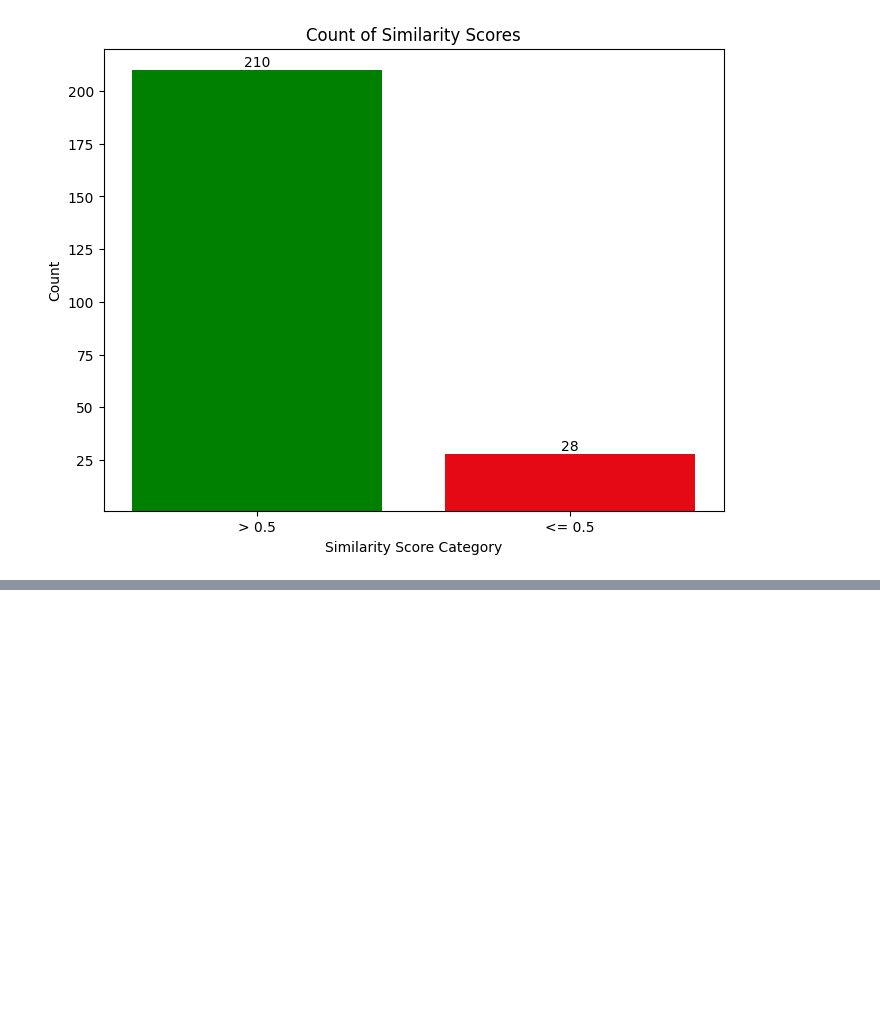
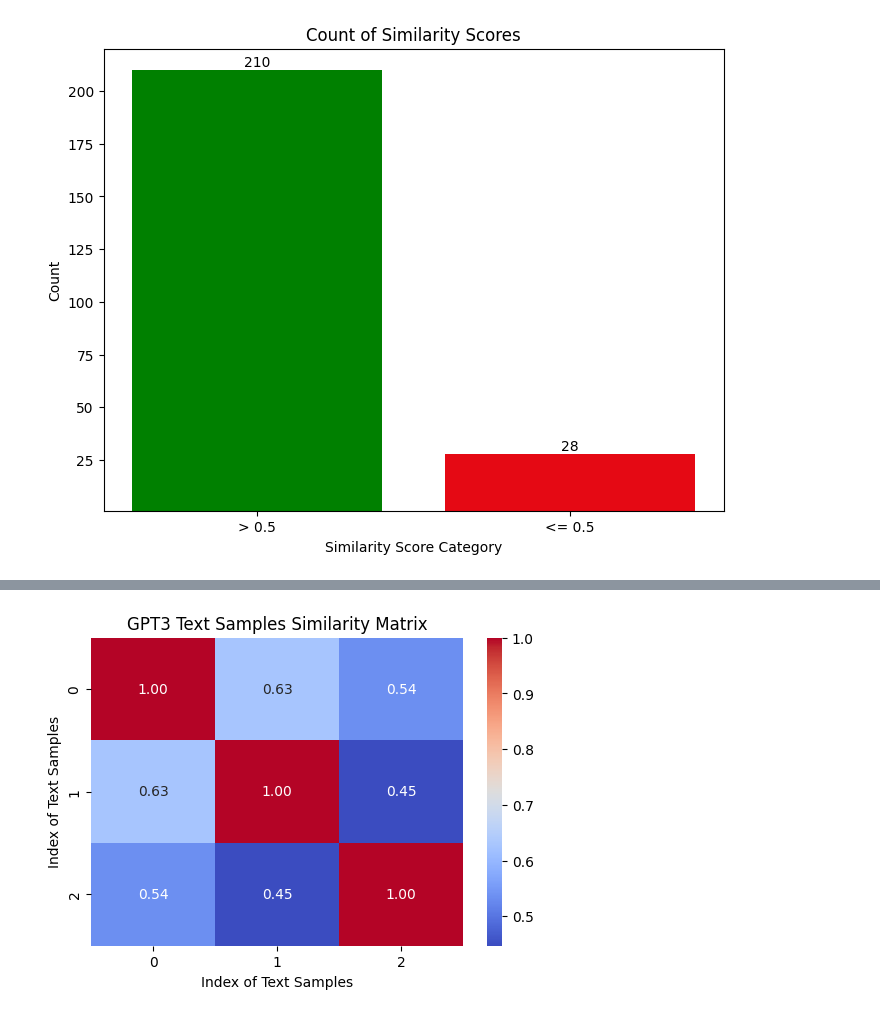
Before and after one commit to anilkumar0331/LLM-Behaviour-Pattern, a Jupyter notebook: LLM Consistency/consistency.ipynb, the cells around one changed output, grey strips where cells are left out. Cells and saved outputs as stored; diff of their text form; code cells hidden in the pictures; blank space fills up the shorter version.

```diff
--- a/LLM Consistency/consistency.ipynb
+++ b/LLM Consistency/consistency.ipynb
@@ -129,3 +129,5 @@ plt.ylim(1, max(values) + 10)  # Adjust y-axis to start from 1
 plt.show()
 # %% [output]
 [figure]
+# %%
+similarity_matrix_1 = calculate_similarity_matrix(wiki_bio_gpt3_filtered[0]['gpt3_text_samples'],tokenizer, model)
@@ -131,0 +144,9 @@ plt.show()
+# %%
+plt.figure(figsize=(6, 4)) # Adjust the size as per your requirement
+sns.heatmap(similarity_matrix_1, annot=True, cmap='coolwarm', fmt=".2f")
+plt.title('GPT3 Text Samples Similarity Matrix')
+plt.xlabel('Index of Text Samples')
+plt.ylabel('Index of Text Samples')
+plt.show()
+# %% [output]
+[figure, added]
```
Also changed, not shown: parts of 2 cells of this notebook, 6 other files.
